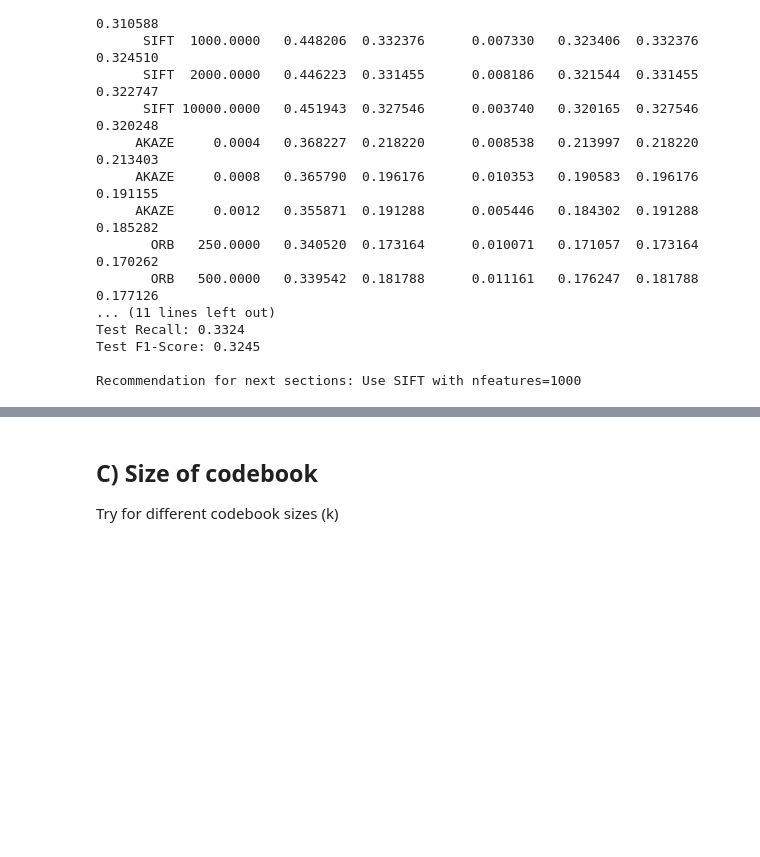
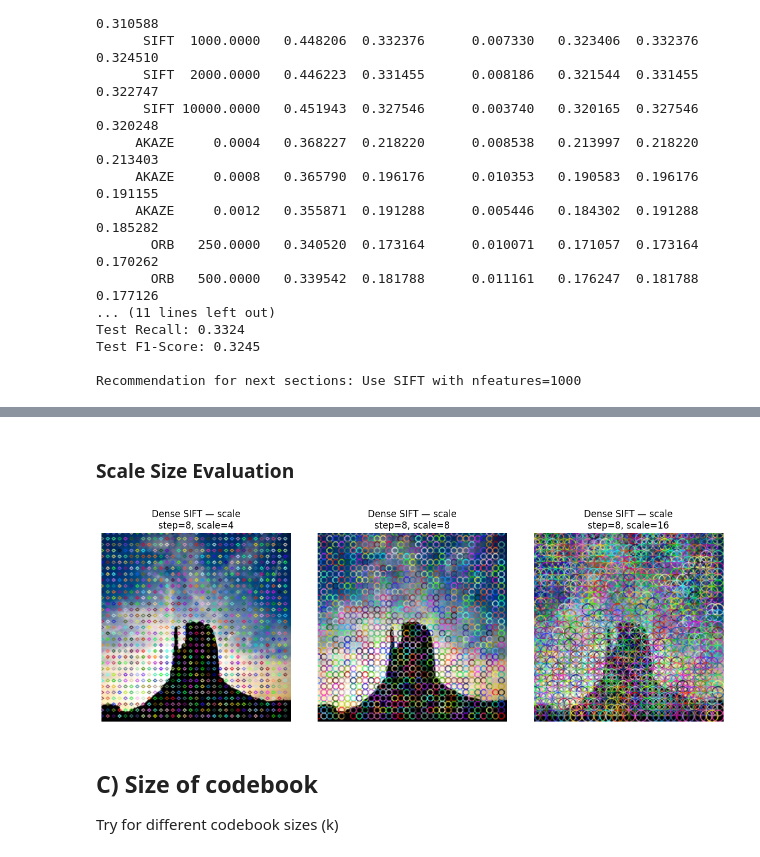
Before and after one commit to MCV-C3/project-team-6, a Jupyter notebook: Week1/experimentation.ipynb, the cells around one changed output, grey strips where cells are left out. Cells and saved outputs as stored; diff of their text form; code cells hidden in the pictures; blank space fills up the shorter version.

```diff
--- a/Week1/experimentation.ipynb
+++ b/Week1/experimentation.ipynb
@@ -691,0 +827,17 @@ disable_cache()
+# %% [markdown]
+### Scale Size Evaluation
+# %%
+step = 8
+scales = [4, 8, 16]
+
+sample_idx = 70
+img = np.array(data_train[sample_idx][0])
+
+plt.figure(figsize=(16, 4))
+for i, sc in enumerate(scales, 1):
+    plt.subplot(1, 4, i)
+    show_dense_sift(img, step=step, scale=sc, title="Dense SIFT — scale")
+plt.tight_layout()
+plt.show()
+# %% [output]
+[figure, added]
```
Also changed, not shown: parts of 11 cells of this notebook.
